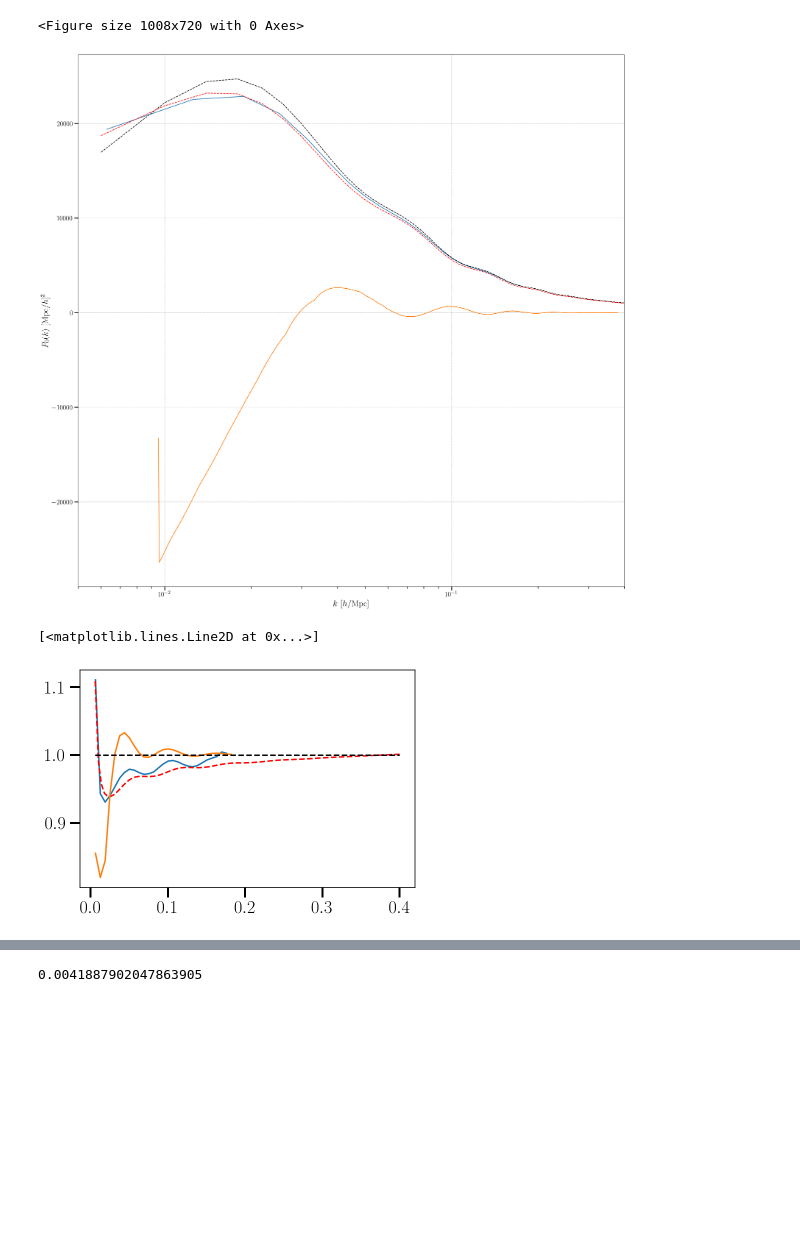
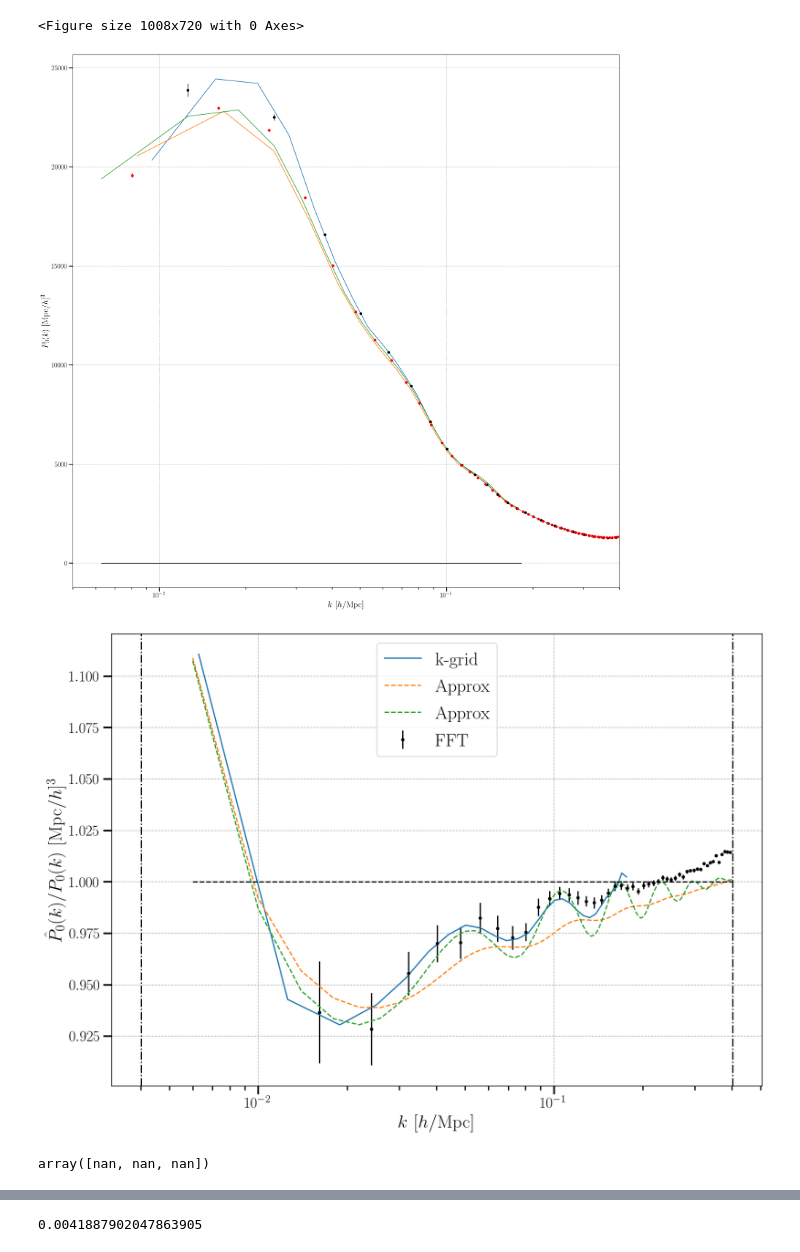
Before and after one commit to craddis1/PkBk, a Jupyter notebook: Notebooks/run_pk_but_with_padding.ipynb, the cells around one changed output, grey strips where cells are left out. Saved outputs shown, nothing was run; the diff lists cells and outputs as text; code cells hidden in the pictures; blank space fills up the shorter version.

```diff
--- a/Notebooks/run_pk_but_with_padding.ipynb
+++ b/Notebooks/run_pk_but_with_padding.ipynb
@@ -181,10 +200,10 @@ pk = {
 def pk_realisations(field,init_dict,ls,ts,exorder,obs_pos,N_min,N_max):#add path so choose fields as were
     """function to run to calculate bispectrum for different multiplles over realisations"""
     pk_dict= init_dict.copy()
-    Nside=128 #256#200#
+    Nside=256#128 #256#
     N_side=Nside
     Nside_box = 128#256#
-    L=1000#*(Nside/128) #L is now bigger cos padding
+    L=1000*(Nside/128) #L is now bigger cos padding
     rfft=False #still works baby
     order=2
 
@@ -211,7 +230,7 @@ def pk_realisations(field,init_dict,ls,ts,exorder,obs_pos,N_min,N_max):#add path
                 realisation = str(10000 + i)
                                                             #
                 field_tmp = np.load(path + 'fields_CIC/' + realisation + '_' + red_info + '_' + str(Nside_box) + field+ '.npy') #load field
-                #field_tmp= get_padding(field_tmp,128,int((Nside-128)/2))
+                field_tmp= get_padding(field_tmp,128,int((Nside-128)/2))
                 j = Pk.Pk(field_tmp,L,N_side,l,k_est,grid_info,binning_info,t,exorder,iFFT,dtype,threads,rfft,verbose)
                 arr_pk[i-N_min] = j.pk
                 if l % 2 == 0:
@@ -233,19 +252,19 @@ def pk_realisations(field,init_dict,ls,ts,exorder,obs_pos,N_min,N_max):#add path
 
     return pk_dict
 
-ls= [1]#
+ls= [2]#
 ts = [0]#
 
 exorder = 0
 
 obs_pos = (0,0,0)
-field = 'Cen'#'real'#'PP'#str(obs_pos[-1]+500)# # #''PP'#'Cen'#'0_other'#'000'#
+field = 'Cen'#'PP'#'real'#str(obs_pos[-1]+500)# # #''PP'#'Cen'#'0_other'#'000'#
 field_add = '_LOS='+field
 if field == 'real': #real has a different naming convention for no reason
     field_add = ''
 
 
-pk[field] = pk_realisations(field_add,pk[field],ls,ts,exorder,obs_pos,0,100)
+pk256[field] = pk_realisations(field_add,pk256[field],ls,ts,exorder,obs_pos,0,100)
 # %%
 print(pk1['Cen']['l=2,t=0'].shape)
 print(pk['Cen']['l=2,t=0'].shape)
@@ -681,29 +745,32 @@ def realconv(ks,q_vec):
     pk_conv = np.sum((np.fft.fftshift(pk_temp))[In_window])
     return pk_conv/np.sum(In_window)
 
-k_plot= np.linspace(0.006,0.4,100)
-mono_real = np.zeros(len(k_plot),dtype=np.complex64)
-for i,kk in enumerate(k_plot):
-    mono_real[i] = realconv(kk,qs)
+#k_plot= np.linspace(0.006,0.4,100)
+mono_real1 = np.zeros(len(k_cen),dtype=np.complex64)
+for i,kk in enumerate(k_cen):
+    mono_real1[i] = realconv(kk,qs)
 # %%
 #real space
 plt.figure(figsize=(25,25))
 key = 'real'
-#plt.errorbar(k_est_up,(Pk_avg[key]['l=0'].real),yerr=Pk_err[key]['l=0'],fmt ='o',color='black')
-#plt.errorbar(k_est, (200/128)**3 *(Pk_avg1[key]['l=0']).real,yerr=Pk_err1[key]['l=0'],fmt ='o',color='red')
+plt.errorbar(k_est_up,(Pk_avg[key]['l=0'].real),yerr=Pk_err[key]['l=0'],fmt ='o',color='black')
+plt.errorbar(k_est, (200/128)**3 *(Pk_avg1[key]['l=0']).real,yerr=Pk_err1[key]['l=0'],fmt ='o',color='red')
+plt.plot(k_est3,Pk_avg3['real']['l=0'].real)
+
 
 #plt.plot(k_cen1,pk_test.real,'--')
-#plt.plot(k_cen48,pk_test_48.real)
+plt.plot(k_cen48,pk_test_48.real)
 plt.plot(k_cen,(1+0.06*np.sqrt(k_cen))*pk_test_64.real)
+plt.plot(k_cen,pk_real_32.real,'k')
 
 #plt.errorbar(k_est2, (Pk_avg2[key]['l=0']).real,yerr=Pk_err2[key]['l=0'],fmt ='o',color='blue')
 #plt.errorbar(k_est3, (Pk_avg3[key]['l=0']).real,yerr=Pk_err3[key]['l=0'],fmt ='o',color='blue')
 #plt.plot(k_plot,temps,'--',color='black')
-plt.plot(k_plot,Pk_(k_plot),'--',color='black')
+#plt.plot(k_plot,Pk_(k_plot),'--',color='black')#
 #plt.plot(k_est3[1:],Pk_sim(k_est3[1:]),'-.',color='blue')
-plt.plot(k_plot,mono_real.real,'--',color='red')
+#plt.plot(k_plot,mono_real.real,'--',color='red')
 
-plt.plot(ks,100000*np.gradient(np.gradient(Pk_(ks))))
+#plt.plot(ks,100000*np.gradient(np.gradient(Pk_(ks))))
 
 plt.axvline(x = grid_info[5], linestyle='-.', color = 'black')
 plt.axvline(x = grid_info[6], linestyle='-.', color = 'black')
@@ -716,13 +783,40 @@ plt.xscale('log')
 #plt.yscale('log')
 
 plt.grid(ls='--',lw=0.75)
+plt.savefig("real_space_cov.png",bbox_inches='tight')
 # %% [output]
-[figure, old version]
+[figure, new version]
 # %%
-plt.plot(k_cen,(1+0.06*np.sqrt(k_cen))*pk_test_64.real/Pk_(k_cen))
-plt.plot(k_plot,(1+0.06*np.sqrt(k_plot))*mono_real.real/Pk_(k_plot),'--',color='red')
-plt.plot(k_cen,1+0.00005*np.gradient(np.gradient(Pk_(k_cen))))
+plt.figure(figsize=(14,10))
+plt.plot(k_cen,(1+0.06*np.sqrt(k_cen))*pk_test_64.real/Pk_(k_cen),'-',label='k-grid')
+plt.plot(k_plot,(1+0.06*np.sqrt(k_plot))*mono_real.real/Pk_(k_plot),'--',label='Approx')
+
+plt.plot(k_plot,(1+4e-7*k_plot**(2)*np.gradient(np.gradient(Pk_(k_plot),k_plot),k_plot))*(1+0.06*np.sqrt(k_plot))*mono_real.real/Pk_(k_plot),'--',label='Approx')
+
+
+#plt.plot(k_cen,1+1e-9*np.gradient(np.gradient(Pk_(k_cen),k_cen),k_cen))
+#plt.plot(k_est,(200/128)**3 *(Pk_avg1[key]['l=0']).real/Pk_(k_est),'.')
+#plt.plot(k_est[1:-1],(200/128)**3 *(Pk_avg1[key]['l=0']).real[1:-1]/Pk_sim(k_est[1:-1]),'+')
+plt.errorbar(k_est[1:-1],(200/128)**3 *(Pk_avg1['real']['l=0']).real[1:-1]/Pk_sim(k_est[1:-1]),yerr=(200/128)**3 *1.5*(Pk_err1[key]['l=0']).real[1:-1]/Pk_sim(k_est[1:-1]),fmt ='.',color='black',label='FFT')
+#plt.plot(k_est_up,(Pk_avg[key]['l=0']).real/Pk_(k_est_up),'-.',color='black')
 plt.plot(k_plot,np.ones(len(k_plot)),'k',linestyle='--')
+
+plt.axvline(x = grid_info[5], linestyle='-.', color = 'black')
+plt.axvline(x = grid_info[6], linestyle='-.', color = 'black')
+#plt.xlim(5e-3,0.4e0)
+#plt.ylim(1e+3,3e+4)
+plt.xlabel('$k\,\,[h/\mathrm{Mpc}]$')
+plt.ylabel('$ \hat{P}_{0}(k)/P_{0}(k)\,\,[\mathrm{Mpc}/h]^3$')
+
+plt.xscale('log')
+#plt.yscale('log')
+
+plt.grid(ls='--',lw=0.75)
+plt.legend()
+plt.savefig("real_space_cov.png",bbox_inches='tight')
 # %% [output]
-[<matplotlib.lines.Line2D at 0x...>]
-[figure, old version]
+[figure, new version]
+# %%
+np.polyfit(k_cen,((1+0.06*np.sqrt(k_cen))*pk_test_64.real-(1+0.06*np.sqrt(k_cen))*mono_real1.real),deg=2)
+# %% [output]
+array([nan, nan, nan])
```
Also changed, not shown: parts of 31 cells of this notebook, 11 other files.
